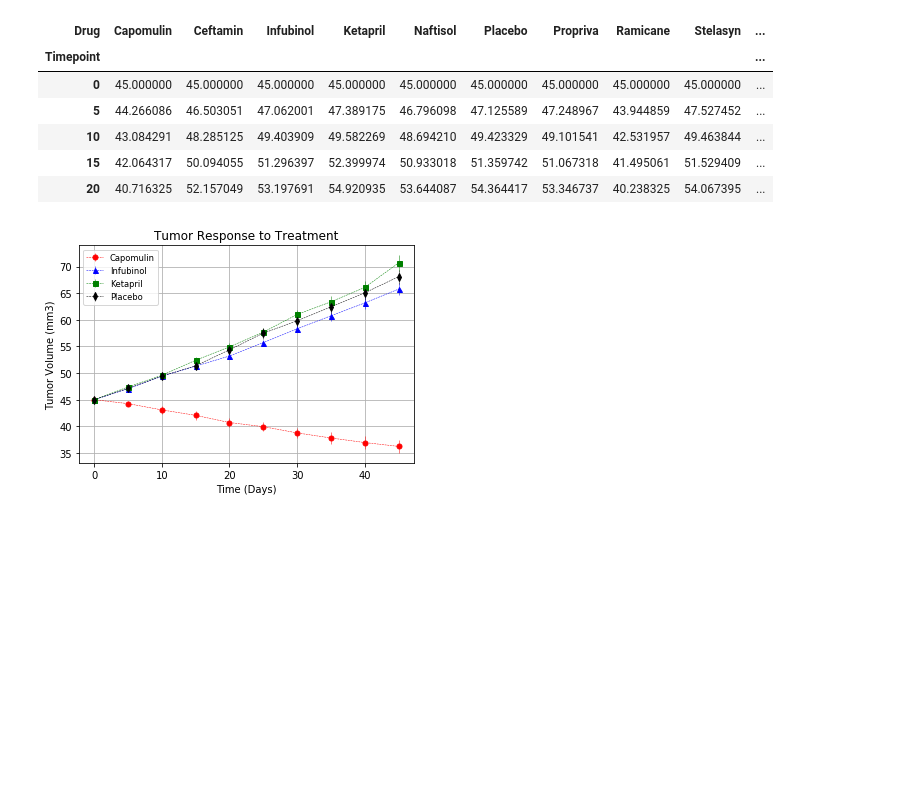
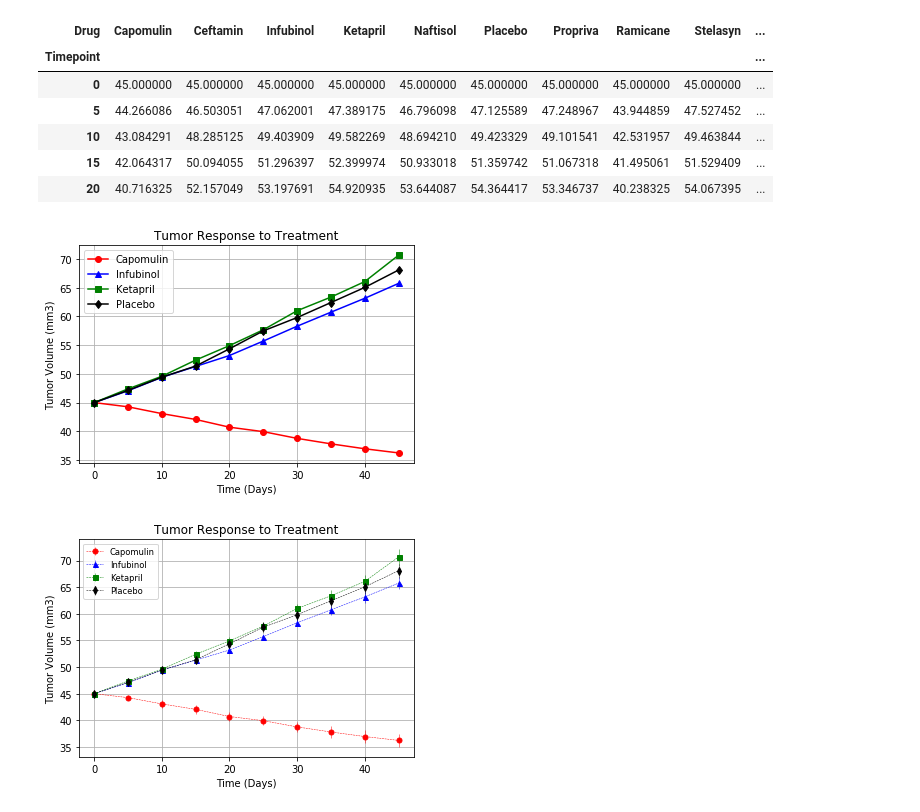
Before and after one commit to phamkdaniel/Pymaceuticals, a Jupyter notebook: pymaceuticals_starter.ipynb, the cells around one changed output. Drawn from its saved outputs; the diff is of its cells as text; code cells hidden in the pictures; blank space fills up the shorter version.

```diff
--- a/pymaceuticals_starter.ipynb
+++ b/pymaceuticals_starter.ipynb
@@ -121,6 +208,23 @@ capomulin_data
 | 10 | 43.084291 | 48.285125 | 49.403909 | 49.582269 | 48.694210 | 49.423329 | 49.101541 | 42.531957 | 49.463844 | ... |
 | 15 | 42.064317 | 50.094055 | 51.296397 | 52.399974 | 50.933018 | 51.359742 | 51.067318 | 41.495061 | 51.529409 | ... |
 | 20 | 40.716325 | 52.157049 | 53.197691 | 54.920935 | 53.644087 | 54.364417 | 53.346737 | 40.238325 | 54.067395 | ... |
+# %%
+x_axis = clinic_mouse_df["Timepoint"].unique()
+
+plt.plot(x_axis, test1["Capomulin"], marker="o", color="red", label="Capomulin")
+plt.plot(x_axis, test3["Infubinol"], marker="^", color="blue", label="Infubinol")
+plt.plot(x_axis, test4["Ketapril"], marker="s", color="green", label="Ketapril")
+plt.plot(x_axis, test6["Placebo"], marker ="d", color="black", label="Placebo")
+
+plt.title("Tumor Response to Treatment")
+plt.xlabel("Time (Days)")
+plt.ylabel("Tumor Volume (mm3)")
+
+plt.legend(loc="upper left")
+plt.grid()
+plt.show()
+# %% [output]
+[figure, added]
 # %%
 # Generate the Plot (with Error Bars)
 
```
Also changed, not shown: parts of 11 cells of this notebook.
